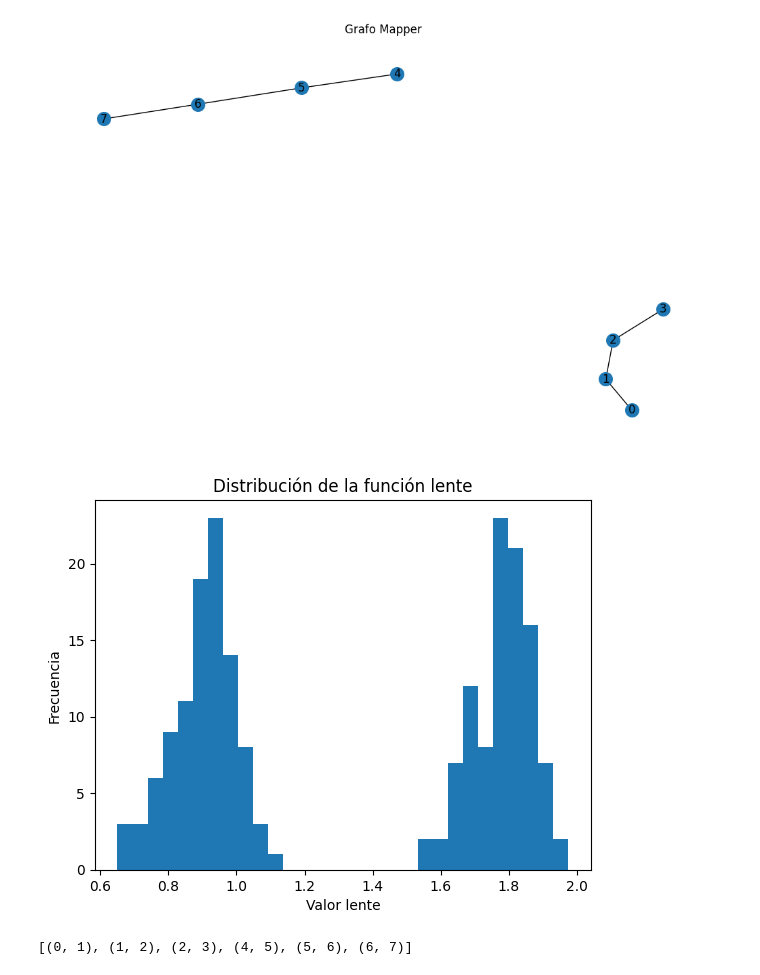
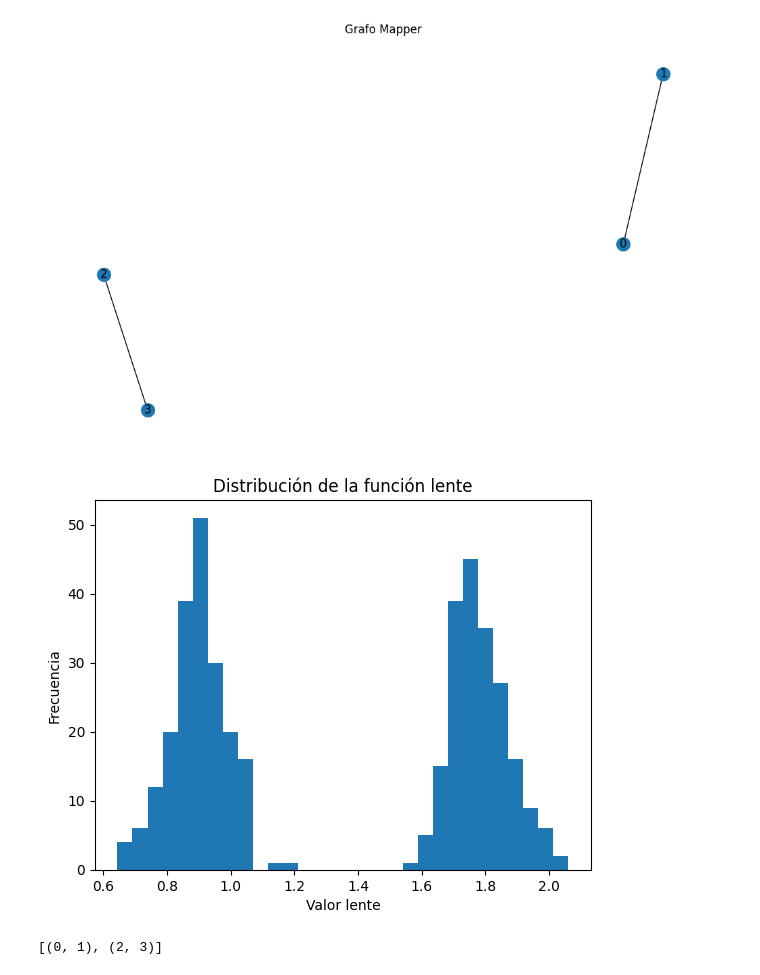
Before and after one commit to DiegoVilla03/Topological-Data-Analysis, a Jupyter notebook: rings.ipynb, the cells around one changed output. Saved outputs shown, nothing was run; the diff lists cells and outputs as text; code cells hidden in the pictures.

```diff
--- a/rings.ipynb
+++ b/rings.ipynb
@@ -6,7 +6,7 @@ import matplotlib.pyplot as plt
 import numpy as np
 from sklearn.preprocessing import StandardScaler
 # %%
-X, y = make_circles(n_samples=200, factor=0.5, noise=0.05, random_state=42)
+X, y = make_circles(n_samples=400, factor=0.5, noise=0.05, random_state=42)
 X = StandardScaler().fit_transform(X)
 
 plt.scatter(X[:, 0], X[:, 1], c=y, cmap='viridis')
@@ -23,21 +23,21 @@ def simple_lens(x):
 # %%
 mapper_r = Mapper(
     lens_func=radial_lens,
-    n_intervals=11,
-    overlap=0.4,
+    n_intervals=4,
+    overlap=0.3,
     clusterer=DBSCAN(eps=3, min_samples=3),
     nerve_order= 3
 )
 
 mapper_r.fit(X)
 mapper_r.plot(figsize=(10, 6))
 # %% [output]
-[figure, old version]
+[figure, new version]
-[figure, old version]
+[figure, new version]
 # %%
 mapper_r.nerve
 # %% [output]
-[(0, 1), (1, 2), (2, 3), (4, 5), (5, 6), (6, 7)]
+[(0, 1), (2, 3)]
 # %%
 mapper_r = Mapper(
     lens_func=simple_lens,
```
Also changed, not shown: parts of 6 cells of this notebook, 1 other file.
